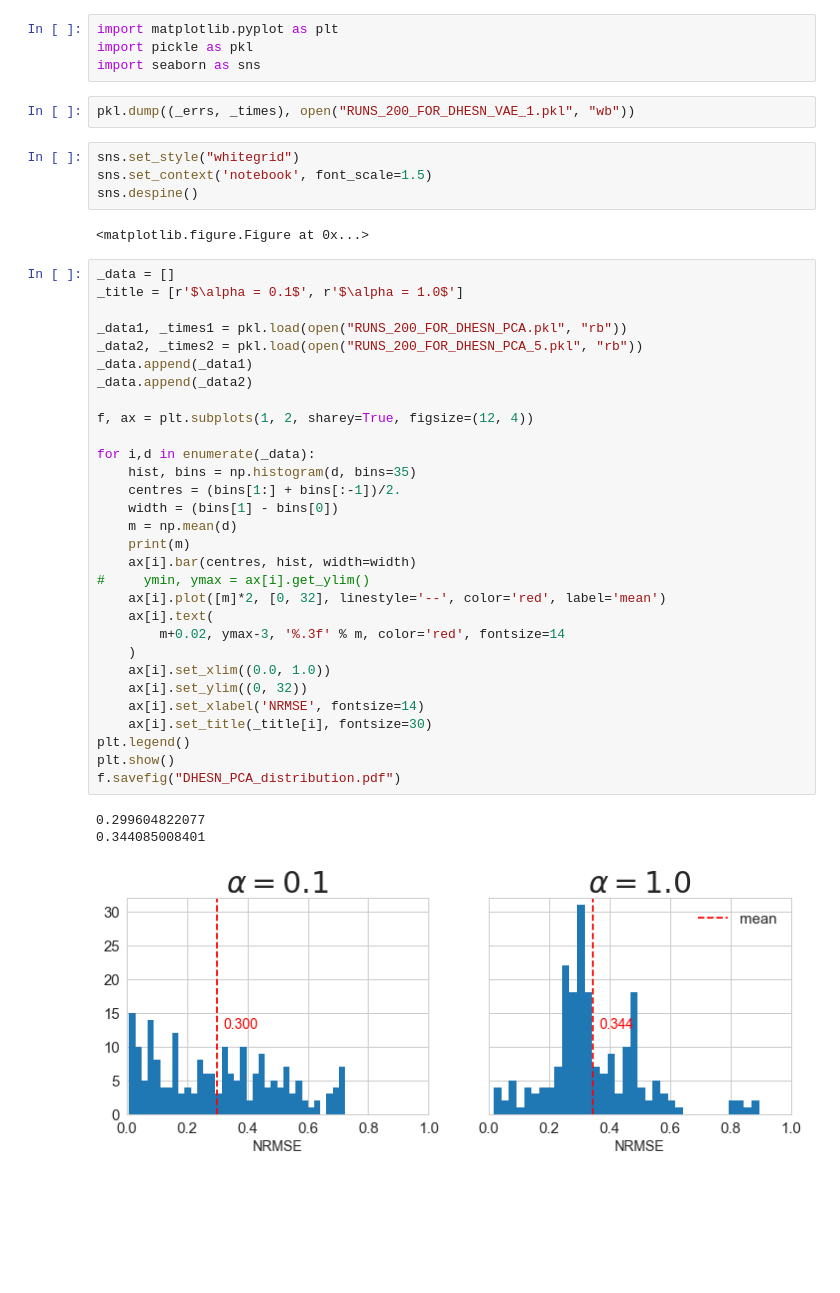
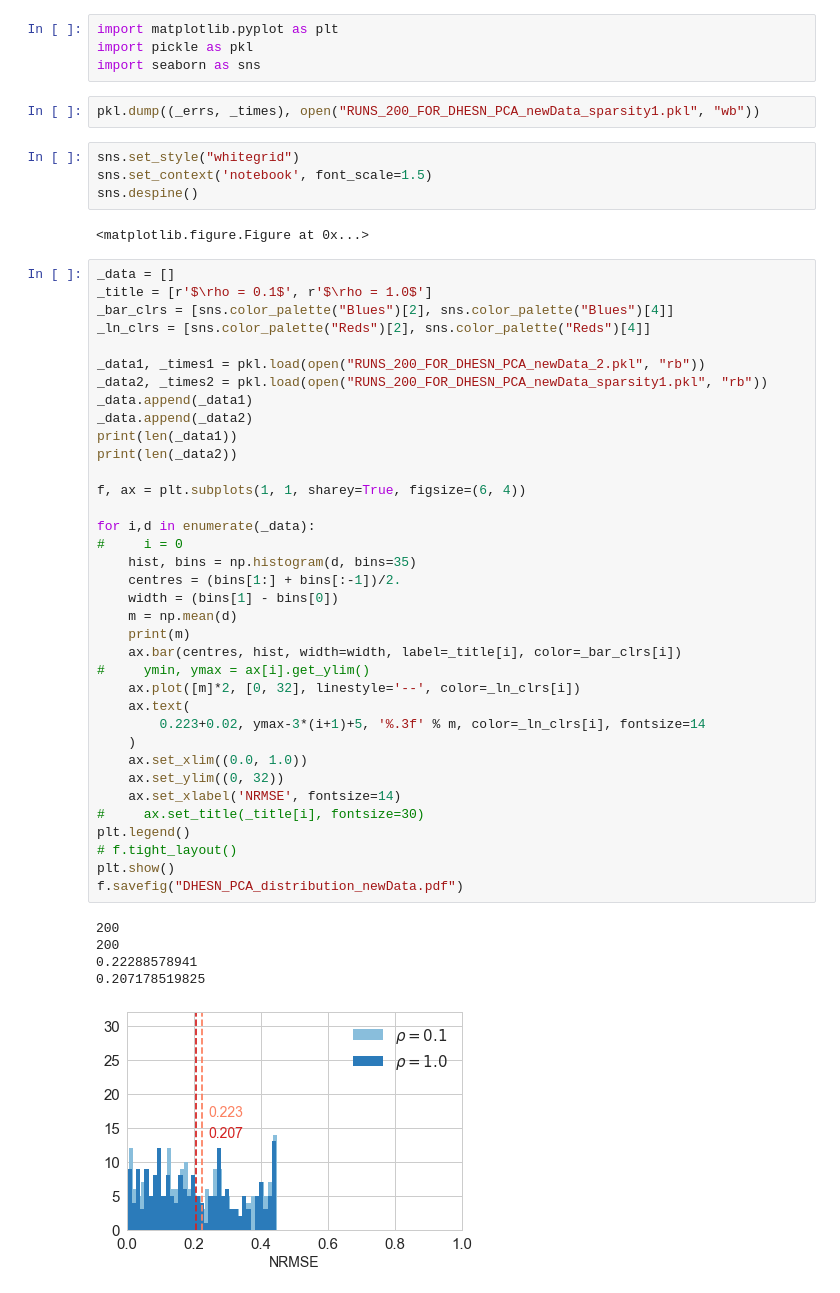
Before and after one commit to zimmerman-cole/esn_experiments, a Jupyter notebook: LEVI_PLOTS.ipynb, the cells around one changed output. Saved outputs shown, nothing was run; the diff lists cells and outputs as text; blank space fills up the shorter version.

```diff
--- a/LEVI_PLOTS.ipynb
+++ b/LEVI_PLOTS.ipynb
@@ -212,7 +236,7 @@ import matplotlib.pyplot as plt
 import pickle as pkl
 import seaborn as sns
 # %%
-pkl.dump((_errs, _times), open("RUNS_200_FOR_DHESN_VAE_1.pkl", "wb"))
+pkl.dump((_errs, _times), open("RUNS_200_FOR_DHESN_PCA_newData_sparsity1.pkl", "wb"))
 # %%
 sns.set_style("whitegrid")
 sns.set_context('notebook', font_scale=1.5)
@@ -221,38 +245,46 @@ sns.despine()
 <matplotlib.figure.Figure at 0x...>
 # %%
 _data = []
-_title = [r'$\alpha = 0.1$', r'$\alpha = 1.0$']
+_title = [r'$\rho = 0.1$', r'$\rho = 1.0$']
+_bar_clrs = [sns.color_palette("Blues")[2], sns.color_palette("Blues")[4]]
+_ln_clrs = [sns.color_palette("Reds")[2], sns.color_palette("Reds")[4]]
 
-_data1, _times1 = pkl.load(open("RUNS_200_FOR_DHESN_PCA.pkl", "rb"))
-_data2, _times2 = pkl.load(open("RUNS_200_FOR_DHESN_PCA_5.pkl", "rb"))
+_data1, _times1 = pkl.load(open("RUNS_200_FOR_DHESN_PCA_newData_2.pkl", "rb"))
+_data2, _times2 = pkl.load(open("RUNS_200_FOR_DHESN_PCA_newData_sparsity1.pkl", "rb"))
 _data.append(_data1)
 _data.append(_data2)
+print(len(_data1))
+print(len(_data2))
 
-f, ax = plt.subplots(1, 2, sharey=True, figsize=(12, 4))
+f, ax = plt.subplots(1, 1, sharey=True, figsize=(6, 4))
 
 for i,d in enumerate(_data):
+#     i = 0
     hist, bins = np.histogram(d, bins=35)
     centres = (bins[1:] + bins[:-1])/2.
     width = (bins[1] - bins[0])
     m = np.mean(d)
     print(m)
-    ax[i].bar(centres, hist, width=width)
+    ax.bar(centres, hist, width=width, label=_title[i], color=_bar_clrs[i])
 #     ymin, ymax = ax[i].get_ylim()
-    ax[i].plot([m]*2, [0, 32], linestyle='--', color='red', label='mean')
-    ax[i].text(
-        m+0.02, ymax-3, '%.3f' % m, color='red', fontsize=14
+    ax.plot([m]*2, [0, 32], linestyle='--', color=_ln_clrs[i])
+    ax.text(
+        0.223+0.02, ymax-3*(i+1)+5, '%.3f' % m, color=_ln_clrs[i], fontsize=14
     )
-    ax[i].set_xlim((0.0, 1.0))
-    ax[i].set_ylim((0, 32))
-    ax[i].set_xlabel('NRMSE', fontsize=14)
-    ax[i].set_title(_title[i], fontsize=30)
+    ax.set_xlim((0.0, 1.0))
+    ax.set_ylim((0, 32))
+    ax.set_xlabel('NRMSE', fontsize=14)
+#     ax.set_title(_title[i], fontsize=30)
 plt.legend()
+# f.tight_layout()
 plt.show()
-f.savefig("DHESN_PCA_distribution.pdf")
+f.savefig("DHESN_PCA_distribution_newData.pdf")
 # %% [output]
-0.299604822077
-0.344085008401
+200
+200
+0.22288578941
+0.207178519825
-[figure, old version]
+[figure, new version]
 # %%
 # _data, _times = pkl.load(open("RUNS_200_FOR_DHESN_PCA_2.pkl", "rb"))
 
```
Also changed, not shown: parts of 5 cells of this notebook, 11 other files.
